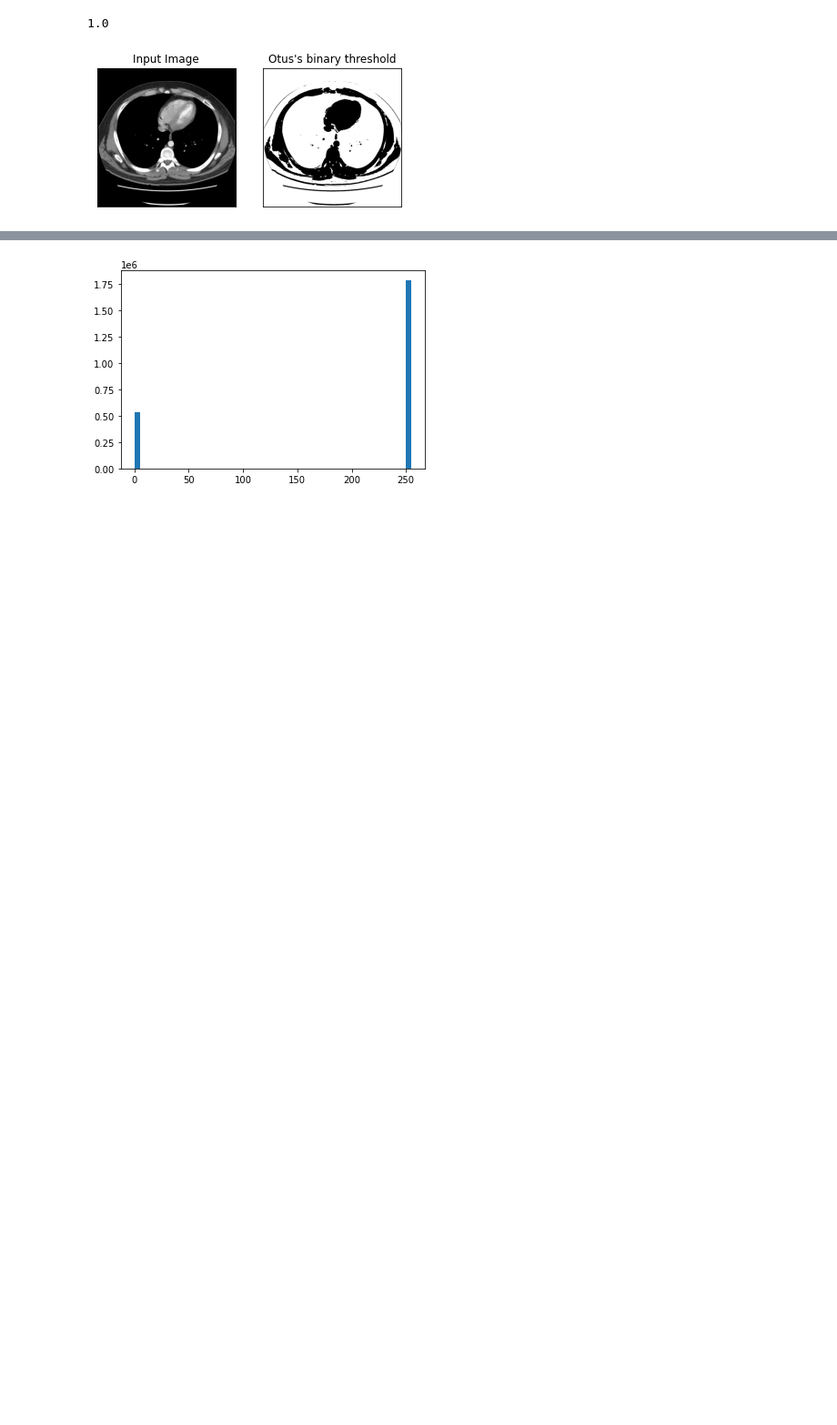
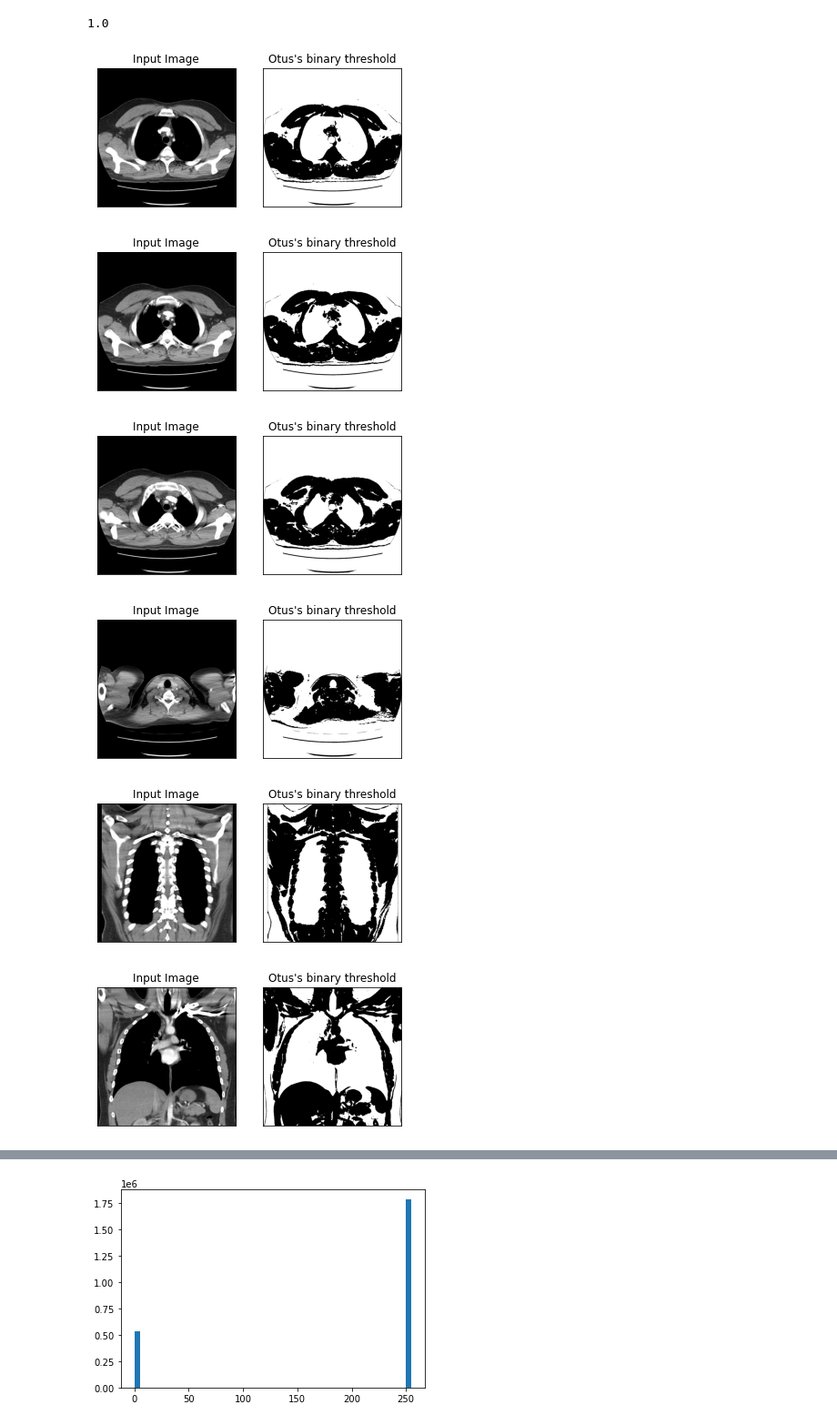
Before and after one commit to chrishuber/CSC-621-821-Team-Forest, a Jupyter notebook: Quantification Testing.ipynb, the cells around one changed output, grey strips where cells are left out. Shown at 91% size. Cells and saved outputs as stored; diff of their text form; code cells hidden in the pictures; blank space fills up the shorter version.

```diff
--- a/Quantification Testing.ipynb
+++ b/Quantification Testing.ipynb
@@ -102,39 +100,48 @@ interactive(children=(IntSlider(value=127, description='z', max=254), Output()),
 # %%
 # Using an external viewer (ITK-SNAP or 3D Slicer) we identified a visually appealing window-level setting
 T1_WINDOW_LEVEL = (1050, 500)
 
 # image = sitk.ReadImage("NBIA_images/manifest-1608266677008/MIDRC-RICORD-1A/MIDRC-RICORD-1A-419639-000082/08-02-2002-NA-CT CHEST WITHOUT CONTRAST-04614/2.000000-ROUTINE CHEST NON-CON-97100")
 # Rescale the intensities and map them to [0,255], these are the default values for the output
 # We will use this image to display the results of segmentation
 img_T1_255 = sitk.Cast(
     sitk.IntensityWindowing(
         image,
         windowMinimum=T1_WINDOW_LEVEL[1] - T1_WINDOW_LEVEL[0] / 2.0,
         windowMaximum=T1_WINDOW_LEVEL[1] + T1_WINDOW_LEVEL[0] / 2.0,
     ),
     sitk.sitkUInt8,
 )
 
 #************
 #Can read .jpg, .jpe, .jpeg, .png formats
 #In my case I tries images of Coronal lung window.zip in our repo
 import numpy as np
 import cv2
 from matplotlib import pyplot as plt
 
-img = cv2.imread('D:/NBIA_images/Axial C+/19.jpg')
-b,g,r = cv2.split(img)
-rgb_img = cv2.merge([r,g,b])
 
-gray = cv2.cvtColor(img,cv2.COLOR_BGR2GRAY)
-ret, thresh = cv2.threshold(gray,0,255,cv2.THRESH_BINARY_INV+cv2.THRESH_OTSU)
 
-plt.subplot(121),plt.imshow(rgb_img)
-plt.title('Input Image'), plt.xticks([]), plt.yticks([])
-plt.subplot(122),plt.imshow(thresh, 'gray')
-plt.title("Otus's binary threshold"), plt.xticks([]), plt.yticks([])
-plt.show()
+for x in range(16):
+    x += 1
+    img = cv2.imread("C:/Users/Alan/Desktop/CSC-621-821-Team-Forest-main/comparison/clean/axialc+_clean (" + str(x) + ").jpg")
+    b,g,r = cv2.split(img)
+    rgb_img = cv2.merge([r,g,b])
 
-cv2.imwrite("test.tif", thresh)
+    gray = cv2.cvtColor(img,cv2.COLOR_BGR2GRAY)
+    ret, thresh = cv2.threshold(gray,0,255,cv2.THRESH_BINARY_INV+cv2.THRESH_OTSU)
+
+    plt.subplot(121),plt.imshow(rgb_img)
+    plt.title('Input Image'), plt.xticks([]), plt.yticks([])
+    plt.subplot(122),plt.imshow(thresh, 'gray')
+    plt.title("Otus's binary threshold"), plt.xticks([]), plt.yticks([])
+    plt.show()
+
+    cv2.imwrite("C:/Users/Alan/Desktop/CSC-621-821-Team-Forest-main/comparison/clean/threshold/" + str(x) + ".tif", thresh)
 # %% [output]
-[figure, old version]
+[figure, new version]
+[figure, added]
+[figure, added]
+[figure, added]
+[figure, added]
+[figure, added]
```
Also changed, not shown: parts of 5 cells of this notebook.
